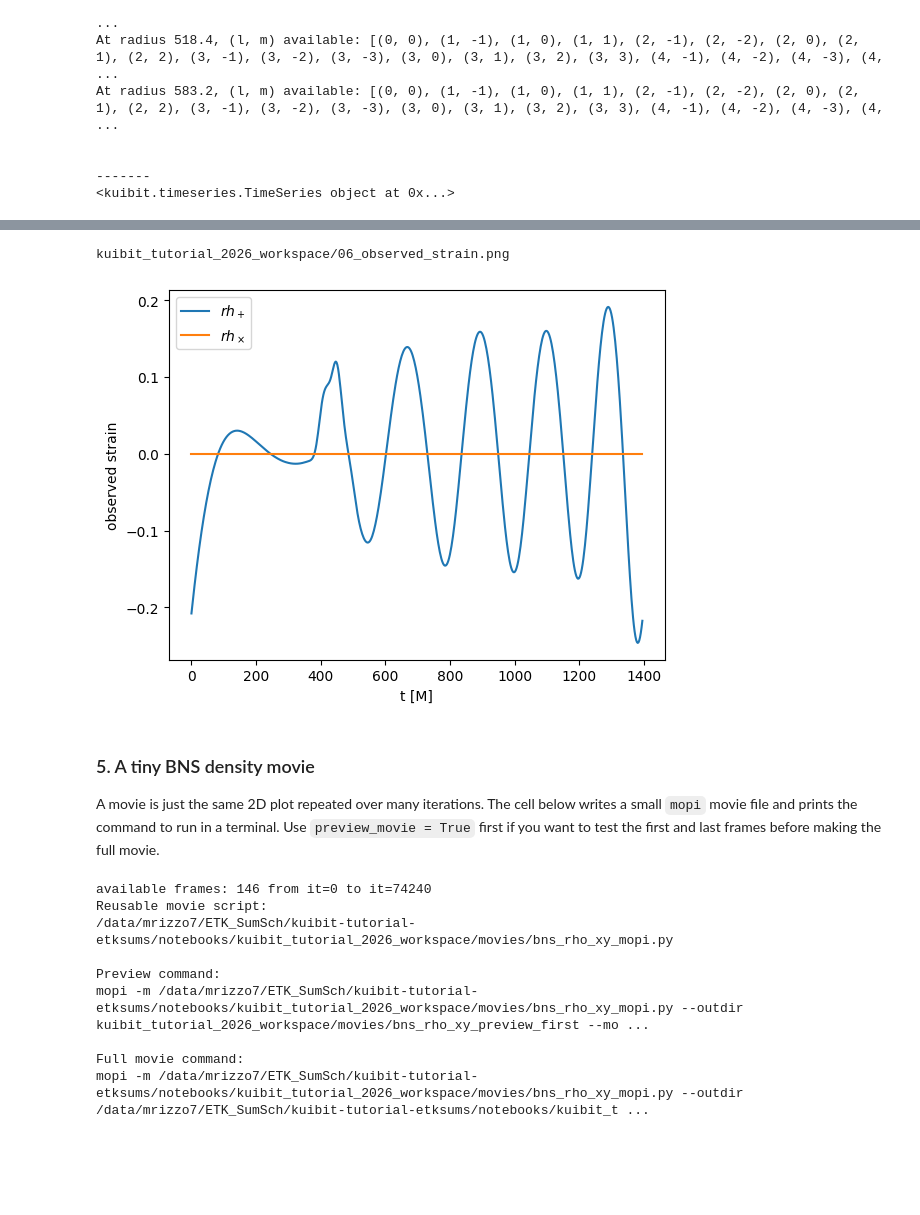
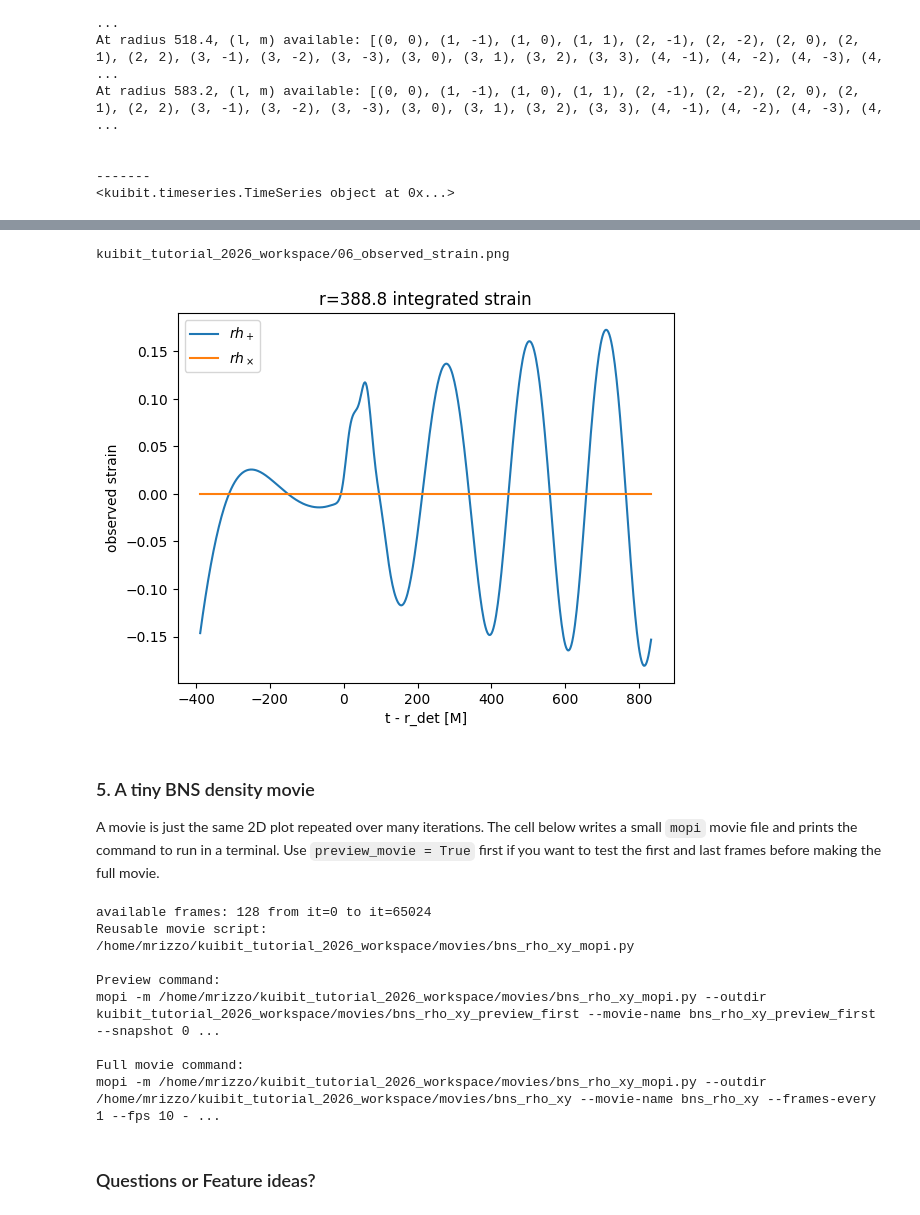
Before and after one commit to Jimbo-Coder/kuibit-tutorial-etksums, a Jupyter notebook: notebooks/01_kuibit2026tutorial.ipynb, the cells around one changed output, grey strips where cells are left out. Saved outputs shown, nothing was run; the diff lists cells and outputs as text; code cells hidden in the pictures; blank space fills up the shorter version.

```diff
--- a/notebooks/01_kuibit2026tutorial.ipynb
+++ b/notebooks/01_kuibit2026tutorial.ipynb
@@ -288,14 +299,18 @@ omega_ID = 0.0118993930706; omega_cut = 2*omega_ID;
 pcutf = 2*np.pi/omega_cut;
 print(pcutf)
 
-print(simdir1.gws);
-gw = simdir1.gws[simdir1.gws.radii[0]]
-h22 = gw.get_strain_lm(2, 2, pcut=pcutf)  # returns r h_+ - i r h_x
+print(simdir1.gws); # This is a GravitationalWavesDir
+radius0 = simdir1.gws.radii[0]
+gw_r0 = simdir1.gws[radius0] # This is a GravitationalWavesOneDet
+h_r0_22 = gw_r0.get_strain_lm(2, 2, pcut=pcutf)  # returns r h_+ - i r h_x TimeSeries
 
 plt.figure()
-plt.plot(h22.t, h22.values.real, label=r"$r h_+$")
-plt.plot(h22.t, -h22.values.imag, label=r"$r h_\times$")
-plt.xlabel("t [M]")
+plt.plot(h_r0_22.t-radius0, h_r0_22.values.real, label=r"$r h_+$")
+plt.plot(h_r0_22.t-radius0, -h_r0_22.values.imag, label=r"$r h_\times$")
+
+plt.title(f"r={radius0} (2,2) mode strain")
+#plt.xlim(-50)
+plt.xlabel("t-r_det [M]")
 plt.ylabel("strain mode")
 plt.legend()
 save_plot("05_strain_22.png")
@@ -313,18 +328,21 @@ kuibit_tutorial_2026_workspace/05_strain_22.png
 # %%
 # Same idea, but an observer direction sums all available modes.
 # theta=0 is along +z; theta=pi/2 is edge-on.
-h_obs = gw.get_strain(theta=np.pi/2, phi=0.0, pcut=pcutf, l_max=4)
+h_obs = gw_r0.get_strain(theta=np.pi/2, phi=0.0, pcut=pcutf, l_max=4)
 
 plt.figure()
-plt.plot(h_obs.t, h_obs.values.real, label=r"$r h_+$")
-plt.plot(h_obs.t, -h_obs.values.imag, label=r"$r h_\times$")
-plt.xlabel("t [M]")
+plt.plot(h_obs.t-radius0, h_obs.values.real, label=r"$r h_+$")
+plt.plot(h_obs.t-radius0, -h_obs.values.imag, label=r"$r h_\times$")
+
+plt.title(f"r={radius0} integrated strain")
+#plt.xlim(-50)
+plt.xlabel("t - r_det [M]")
 plt.ylabel("observed strain")
 plt.legend()
 save_plot("06_observed_strain.png")
 # %% [output]
 kuibit_tutorial_2026_workspace/06_observed_strain.png
-[figure, old version]
+[figure, new version]
 # %% [markdown]
 ### 5. A tiny BNS density movie
 
@@ -336,13 +354,13 @@ movie_dir = Path(outdir) / "movies"
 movie_dir.mkdir(parents=True, exist_ok=True)
 
 # Movie settings: change these first.
-movie_every = 5             # render every Nth available 2D output
+movie_every = 1             # render every Nth available 2D output
 movie_xmax = 25.0            # plot x,y in [-movie_xmax, movie_xmax]
 movie_resolution = 384       # plotting grid, not simulation resolution
 movie_floor = 1.0e-7         # log floor for rho/rho_max(0)
 movie_vmin = -7.0
 movie_vmax = 0.5
-movie_fps = 15
+movie_fps = 10
 movie_name = "bns_rho_xy"
 
 rho_xy = simdir1.gf.xy["rho"]
@@ -439,12 +457,14 @@ print(preview_cmd)
 print("\nFull movie command:")
 print(movie_cmd)
 # %% [output]
-available frames: 146 from it=0 to it=74240
+available frames: 128 from it=0 to it=65024
 Reusable movie script:
-/data/mrizzo7/ETK_SumSch/kuibit-tutorial-etksums/notebooks/kuibit_tutorial_2026_workspace/movies/bns_rho_xy_mopi.py
+/home/mrizzo/kuibit_tutorial_2026_workspace/movies/bns_rho_xy_mopi.py
 
 Preview command:
-mopi -m /data/mrizzo7/ETK_SumSch/kuibit-tutorial-etksums/notebooks/kuibit_tutorial_2026_workspace/movies/bns_rho_xy_mopi.py --outdir kuibit_tutorial_2026_workspace/movies/bns_rho_xy_preview_first --mo ...
+mopi -m /home/mrizzo/kuibit_tutorial_2026_workspace/movies/bns_rho_xy_mopi.py --outdir kuibit_tutorial_2026_workspace/movies/bns_rho_xy_preview_first --movie-name bns_rho_xy_preview_first --snapshot 0 ...
 
 Full movie command:
-mopi -m /data/mrizzo7/ETK_SumSch/kuibit-tutorial-etksums/notebooks/kuibit_tutorial_2026_workspace/movies/bns_rho_xy_mopi.py --outdir /data/mrizzo7/ETK_SumSch/kuibit-tutorial-etksums/notebooks/kuibit_t ...
+mopi -m /home/mrizzo/kuibit_tutorial_2026_workspace/movies/bns_rho_xy_mopi.py --outdir /home/mrizzo/kuibit_tutorial_2026_workspace/movies/bns_rho_xy --movie-name bns_rho_xy --frames-every 1 --fps 10 - ...
+# %% [markdown]
+### Questions or Feature ideas?
```
Also changed, not shown: parts of 9 cells of this notebook.
